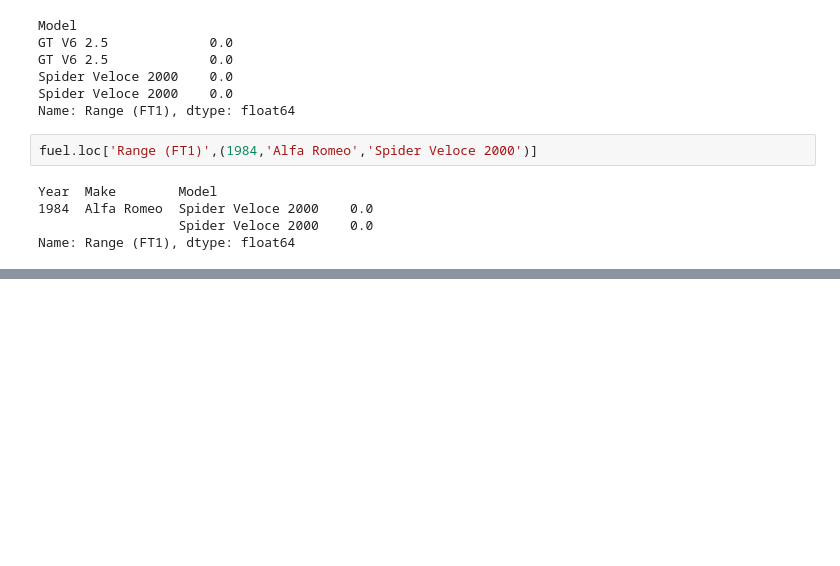
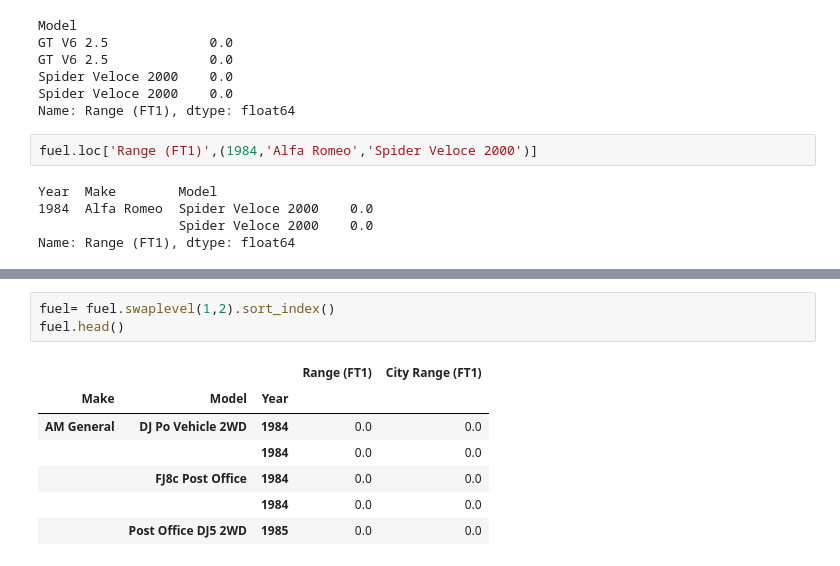
Before and after one commit to Byienio/Pandas_pg, a Jupyter notebook: MultiIndexAndPivotTables.ipynb, the cells around one changed output, grey strips where cells are left out. Drawn from its saved outputs; the diff is of its cells as text; blank space fills up the shorter version.

```diff
--- a/MultiIndexAndPivotTables.ipynb
+++ b/MultiIndexAndPivotTables.ipynb
@@ -277,0 +317,11 @@ Name: Range (FT1), dtype: float64
+# %%
+fuel= fuel.swaplevel(1,2).sort_index()
+fuel.head()
+# %% [output]
+|  |  |  | Range (FT1) | City Range (FT1) |
+| Make | Model | Year |  |  |
+| AM General | DJ Po Vehicle 2WD | 1984 | 0.0 | 0.0 |
+|  |  | 1984 | 0.0 | 0.0 |
+|  | FJ8c Post Office | 1984 | 0.0 | 0.0 |
+|  |  | 1984 | 0.0 | 0.0 |
+|  | Post Office DJ5 2WD | 1985 | 0.0 | 0.0 |
```
Also changed, not shown: parts of 6 cells of this notebook.
